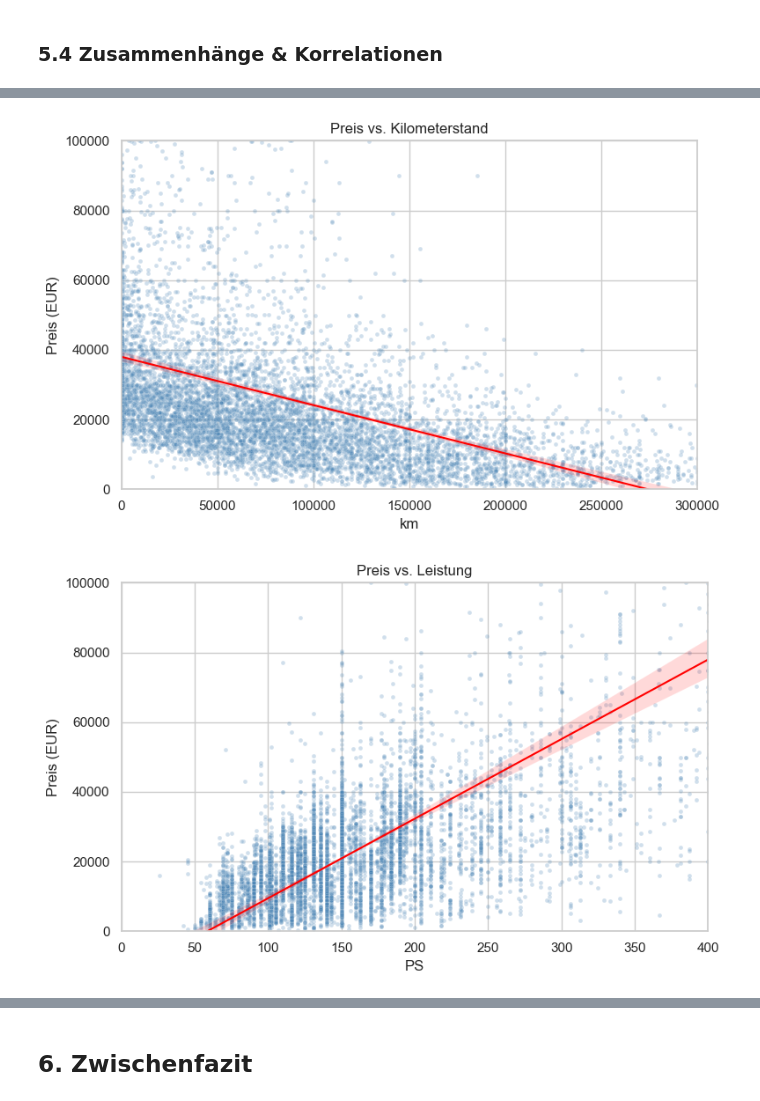
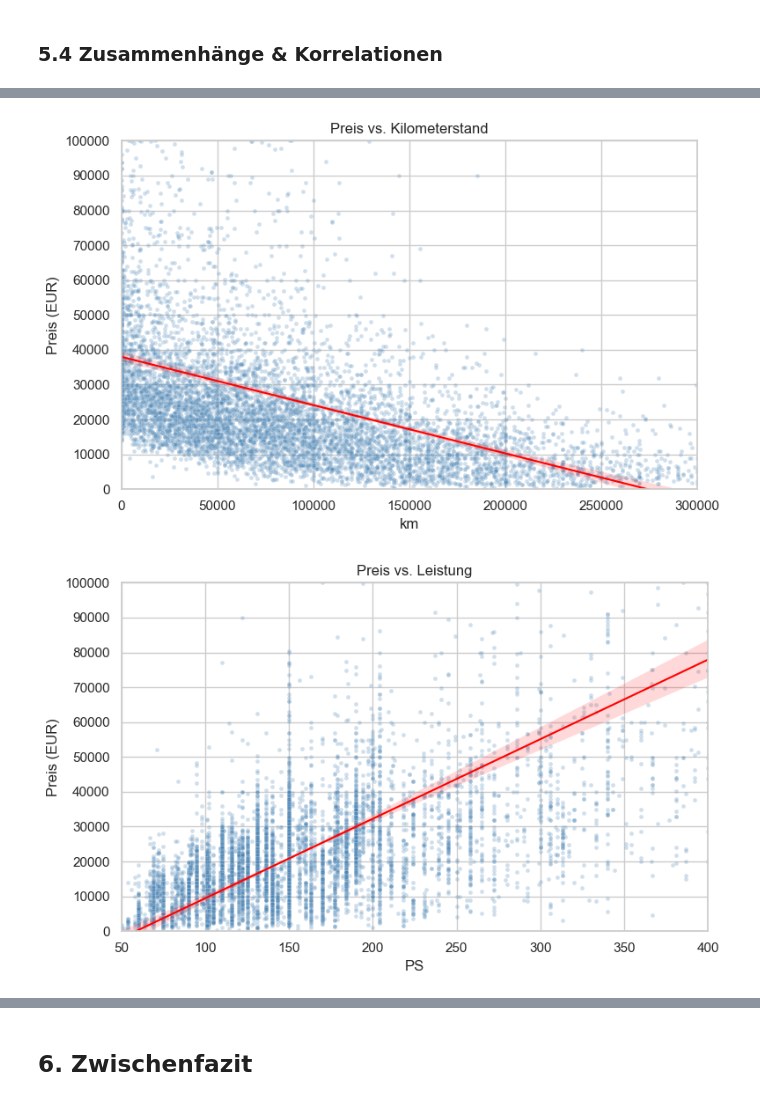
Before and after one commit to 1Zippel4/preisanalyse-autoscout24, a Jupyter notebook: notebooks/01_eda.ipynb, the cells around one changed output, grey strips where cells are left out. Cells and saved outputs as stored; diff of their text form; code cells hidden in the pictures.

```diff
--- a/notebooks/01_eda.ipynb
+++ b/notebooks/01_eda.ipynb
@@ -50,6 +50,7 @@ IMG_DIR.mkdir(parents=True ,exist_ok=True)
 # Preise in Euro-Format
 def euro(x, decimals=2):
     return f"{x:,.{decimals}f} €".replace(",", "X").replace(".", ",").replace("X", ".")
+
 
 # Grafiken werden einheitlich und sortiert abgespeichert
 def plot_verteilung(daten, titel, xlabel, fname, bins=50, binrange=None, discrete=False, xlim=None, xticks=None):
@@ -66,11 +67,13 @@ def plot_verteilung(daten, titel, xlabel, fname, bins=50, binrange=None, discret
 
 
 # Häufigkeiten kategorialer Merkmale als horizontale Balken
-def plot_kategorie(spalte, titel, fname, top=None, capitalize=False):
+def plot_kategorie(spalte, titel, fname, top=None, capitalize=False, mapping=None):
     counts = df_clean[spalte].value_counts()
     if top:
         counts = counts.head(top)
-    if capitalize:
+    if mapping:
+        counts.index = [mapping.get(x, x) for x in counts.index]
+    elif capitalize:
         counts.index = counts.index.str.capitalize()
     plt.figure(figsize=(9, max(3, len(counts) * 0.35)))
     ax = sns.barplot(x=counts.values, y=counts.index, color="steelblue")
@@ -86,14 +89,16 @@ def plot_kategorie(spalte, titel, fname, top=None, capitalize=False):
     plt.show()
 
 
-# Medianpreis je Kategorie als horizontale Balken (nach Preis sortiert)
-def plot_preis_je_kategorie(spalte, titel, fname, top_haeufig=None, capitalize=False):
+# Medianpreis je Kategorie als horizontale Balken
+def plot_preis_je_kategorie(spalte, titel, fname, top_haeufig=None, capitalize=False, mapping=None):
     daten = df_clean
     if top_haeufig:
         haeufig = daten[spalte].value_counts().head(top_haeufig).index
         daten = daten[daten[spalte].isin(haeufig)]
     med = daten.groupby(spalte)["price_in_euro"].median().sort_values(ascending=False)
-    if capitalize:
+    if mapping:
+        med.index = [mapping.get(x, x) for x in med.index]
+    elif capitalize:
         med.index = med.index.str.capitalize()
     plt.figure(figsize=(9, max(3, len(med) * 0.35)))
     ax = sns.barplot(x=med.values, y=med.index, color="steelblue")
@@ -107,7 +112,9 @@ def plot_preis_je_kategorie(spalte, titel, fname, top_haeufig=None, capitalize=F
     plt.savefig(IMG_DIR / fname, dpi=150, bbox_inches="tight")
     plt.show()
 
-    # Streudiagramm: Preis gegen ein numerisches Merkmal (mit Trendlinie)
+
+
+# Streudiagramm: Preis gegen ein numerisches Merkmal (mit Trendlinie)
 def plot_streudiagramm(spalte, titel, xlabel, fname, xlim=None):
     stichprobe = df_clean.sample(8000, random_state=42)      # Stichprobe für Lesbarkeit
     plt.figure(figsize=(8, 5))
@@ -118,6 +125,7 @@ def plot_streudiagramm(spalte, titel, xlabel, fname, xlim=None):
     if xlim:
         plt.xlim(*xlim)
     plt.ylim(0, 100000)                                      # Preis-Ausreißer für die Ansicht begrenzen
+    plt.yticks(range(0, 100001, 10000))                      # Preis-Achse in 10.000er-Schritten
     plt.title(titel); plt.xlabel(xlabel); plt.ylabel("Preis (EUR)")
     plt.tight_layout()
     plt.savefig(IMG_DIR / fname, dpi=150, bbox_inches="tight")
@@ -620,6 +673,7 @@ Median fast doppelt so viel wie Fahrzeuge mit Schaltgetriebe (26.990 € gegenü
 # %%
 plot_streudiagramm("mileage_in_km", "Preis vs. Kilometerstand", "km", "12_scatter_km.png", xlim=(0, 300000))
-plot_streudiagramm("power_ps", "Preis vs. Leistung", "PS", "13_scatter_ps.png", xlim=(0, 400))
+plot_streudiagramm("power_ps", "Preis vs. Leistung", "PS", "13_scatter_ps.png", xlim=(50, 400))
+     # Preis-Achse in 10.000er-Schritten
 # %% [output]
-[figure, old version]
+[figure, new version]
-[figure, old version]
+[figure, new version]
```
Also changed, not shown: parts of 6 cells of this notebook, 7 other files.
